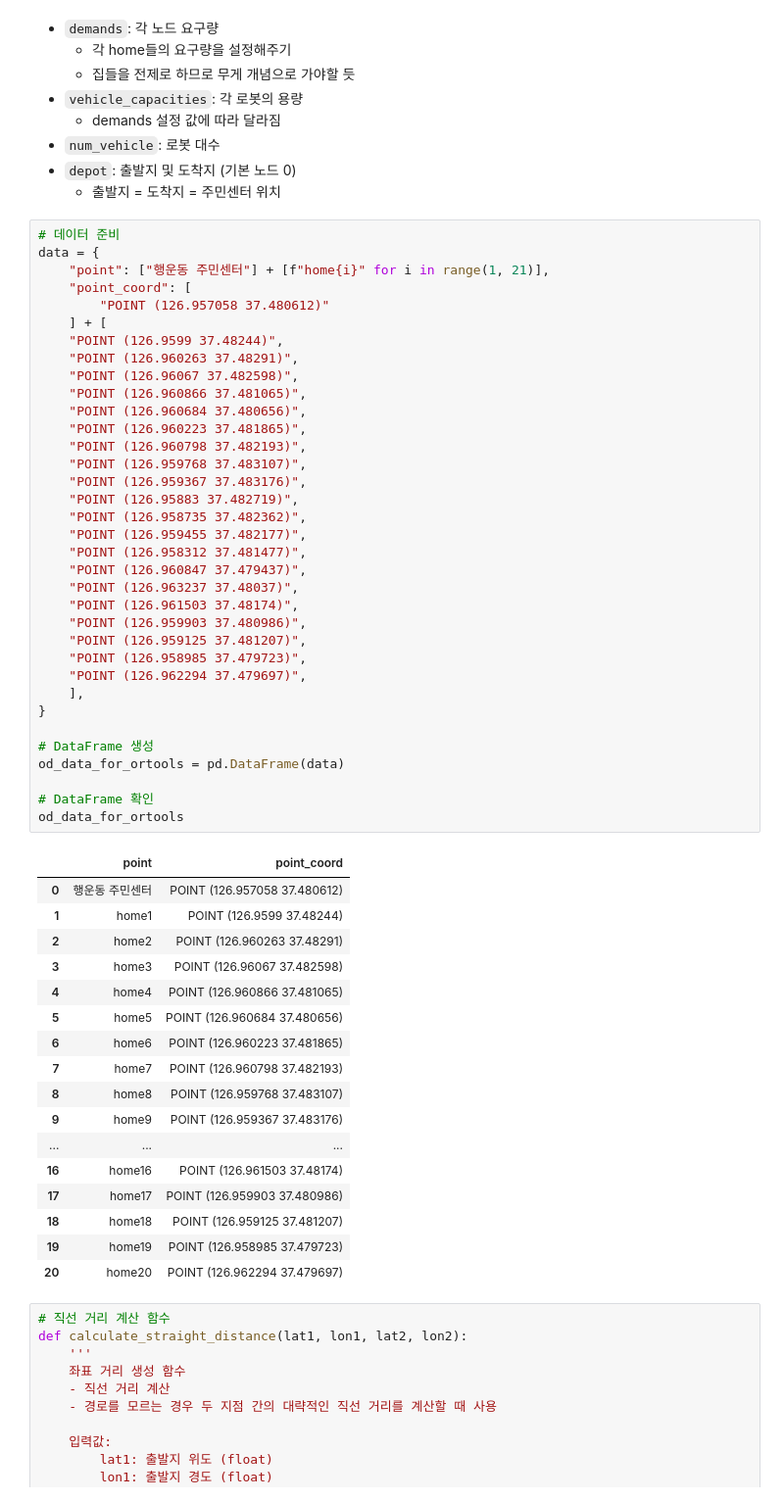
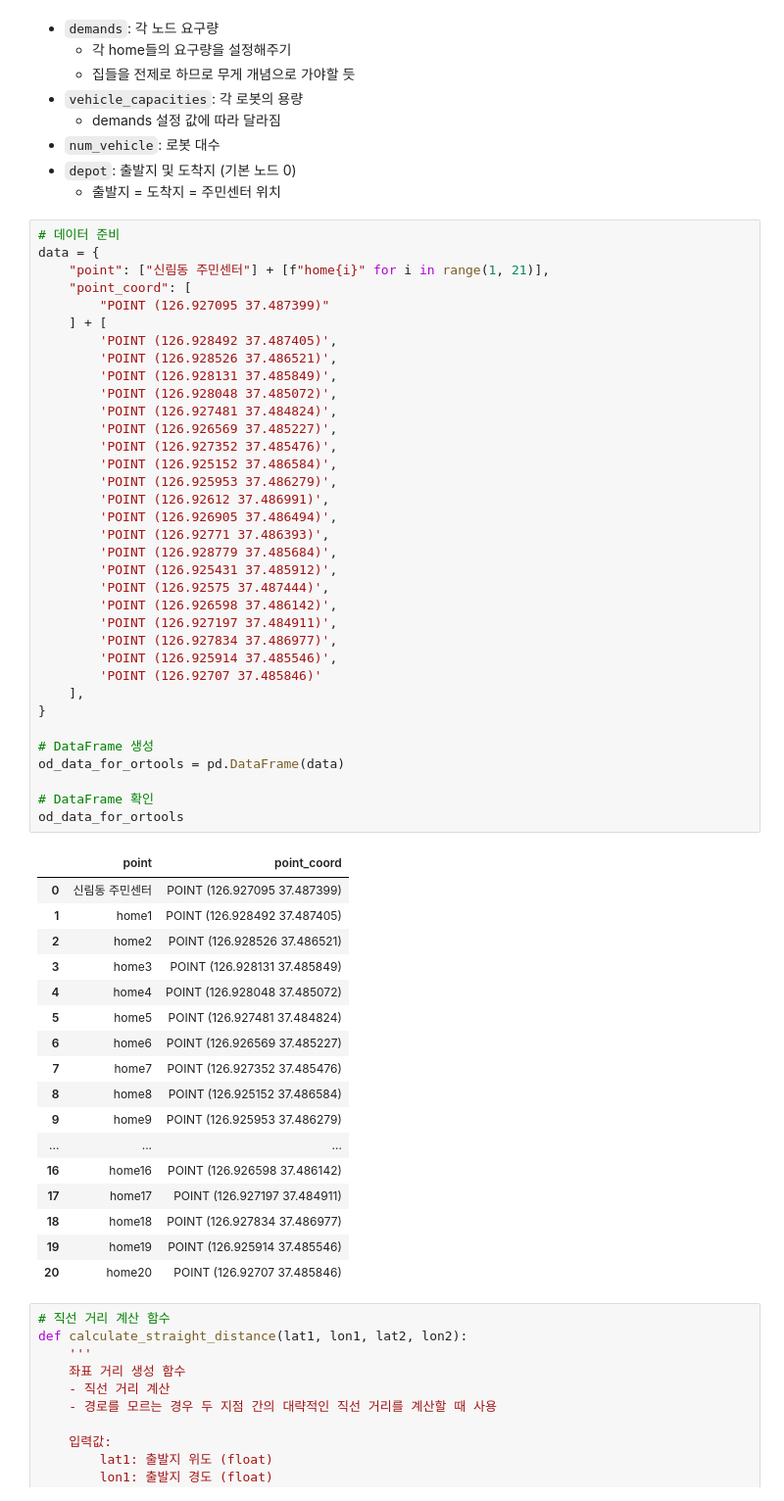
Before and after one commit to doyeonRyu/P-project, a Jupyter notebook: robotNetwork.ipynb, the cells around one changed output. Shown: that part at 98% size. Drawn from its saved outputs; the diff is of its cells as text.

```diff
--- a/robotNetwork.ipynb
+++ b/robotNetwork.ipynb
@@ -254,56 +260,56 @@ data 모델 만들기
 # %%
 # 데이터 준비
 data = {
-    "point": ["행운동 주민센터"] + [f"home{i}" for i in range(1, 21)],
+    "point": ["신림동 주민센터"] + [f"home{i}" for i in range(1, 21)],
     "point_coord": [
-        "POINT (126.957058 37.480612)"
+        "POINT (126.927095 37.487399)"
     ] + [
-    "POINT (126.9599 37.48244)",
-    "POINT (126.960263 37.48291)",
-    "POINT (126.96067 37.482598)",
-    "POINT (126.960866 37.481065)",
-    "POINT (126.960684 37.480656)",
-    "POINT (126.960223 37.481865)",
-    "POINT (126.960798 37.482193)",
-    "POINT (126.959768 37.483107)",
-    "POINT (126.959367 37.483176)",
-    "POINT (126.95883 37.482719)",
-    "POINT (126.958735 37.482362)",
-    "POINT (126.959455 37.482177)",
-    "POINT (126.958312 37.481477)",
-    "POINT (126.960847 37.479437)",
-    "POINT (126.963237 37.48037)",
-    "POINT (126.961503 37.48174)",
-    "POINT (126.959903 37.480986)",
-    "POINT (126.959125 37.481207)",
-    "POINT (126.958985 37.479723)",
-    "POINT (126.962294 37.479697)",
+        'POINT (126.928492 37.487405)',
+        'POINT (126.928526 37.486521)',
+        'POINT (126.928131 37.485849)',
+        'POINT (126.928048 37.485072)',
+        'POINT (126.927481 37.484824)',
+        'POINT (126.926569 37.485227)',
+        'POINT (126.927352 37.485476)',
+        'POINT (126.925152 37.486584)',
+        'POINT (126.925953 37.486279)',
+        'POINT (126.92612 37.486991)',
+        'POINT (126.926905 37.486494)',
+        'POINT (126.92771 37.486393)',
+        'POINT (126.928779 37.485684)',
+        'POINT (126.925431 37.485912)',
+        'POINT (126.92575 37.487444)',
+        'POINT (126.926598 37.486142)',
+        'POINT (126.927197 37.484911)',
+        'POINT (126.927834 37.486977)',
+        'POINT (126.925914 37.485546)',
+        'POINT (126.92707 37.485846)'
     ],
 }
 
 # DataFrame 생성
 od_data_for_ortools = pd.DataFrame(data)
 
 # DataFrame 확인
 od_data_for_ortools
 # %% [output]
 |  | point | point_coord |
-| 0 | 행운동 주민센터 | POINT (126.957058 37.480612) |
-| 1 | home1 | POINT (126.9599 37.48244) |
-| 2 | home2 | POINT (126.960263 37.48291) |
-| 3 | home3 | POINT (126.96067 37.482598) |
-| 4 | home4 | POINT (126.960866 37.481065) |
-| 5 | home5 | POINT (126.960684 37.480656) |
-| 6 | home6 | POINT (126.960223 37.481865) |
-| 7 | home7 | POINT (126.960798 37.482193) |
-| 8 | home8 | POINT (126.959768 37.483107) |
-| 9 | home9 | POINT (126.959367 37.483176) |
+| 0 | 신림동 주민센터 | POINT (126.927095 37.487399) |
+| 1 | home1 | POINT (126.928492 37.487405) |
+| 2 | home2 | POINT (126.928526 37.486521) |
+| 3 | home3 | POINT (126.928131 37.485849) |
+| 4 | home4 | POINT (126.928048 37.485072) |
+| 5 | home5 | POINT (126.927481 37.484824) |
+| 6 | home6 | POINT (126.926569 37.485227) |
+| 7 | home7 | POINT (126.927352 37.485476) |
+| 8 | home8 | POINT (126.925152 37.486584) |
+| 9 | home9 | POINT (126.925953 37.486279) |
 | ... | ... | ... |
-| 16 | home16 | POINT (126.961503 37.48174) |
-| 17 | home17 | POINT (126.959903 37.480986) |
-| 18 | home18 | POINT (126.959125 37.481207) |
-| 19 | home19 | POINT (126.958985 37.479723) |
-| 20 | home20 | POINT (126.962294 37.479697) |
+| 16 | home16 | POINT (126.926598 37.486142) |
+| 17 | home17 | POINT (126.927197 37.484911) |
+| 18 | home18 | POINT (126.927834 37.486977) |
+| 19 | home19 | POINT (126.925914 37.485546) |
+| 20 | home20 | POINT (126.92707 37.485846) |
 # %%
 # 직선 거리 계산 함수
 def calculate_straight_distance(lat1, lon1, lat2, lon2):
```
Also changed, not shown: parts of 32 cells of this notebook.
